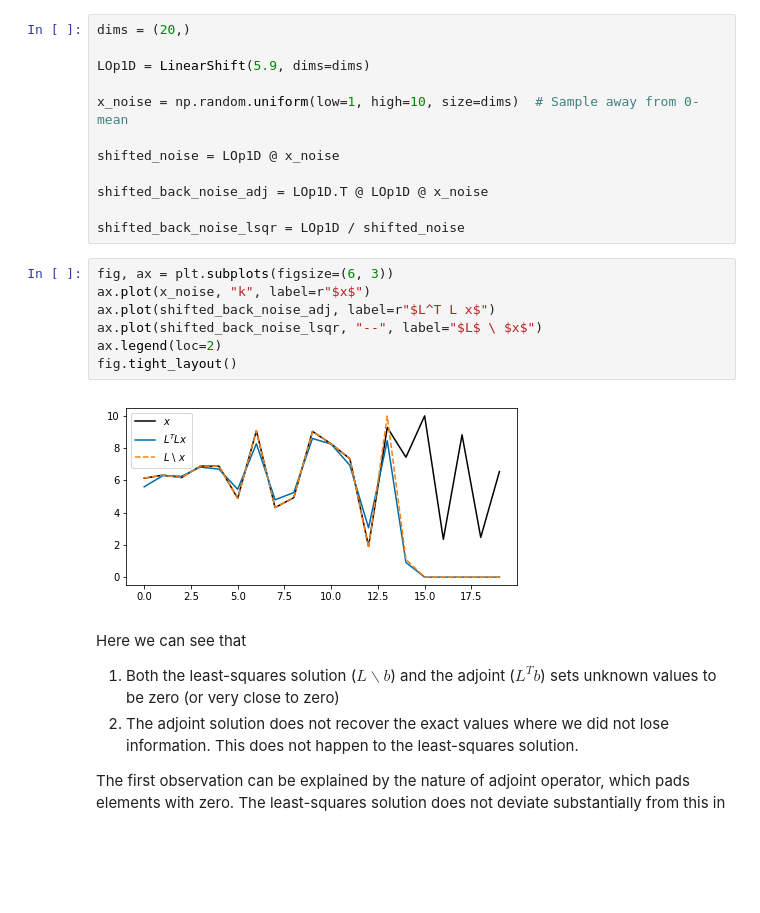
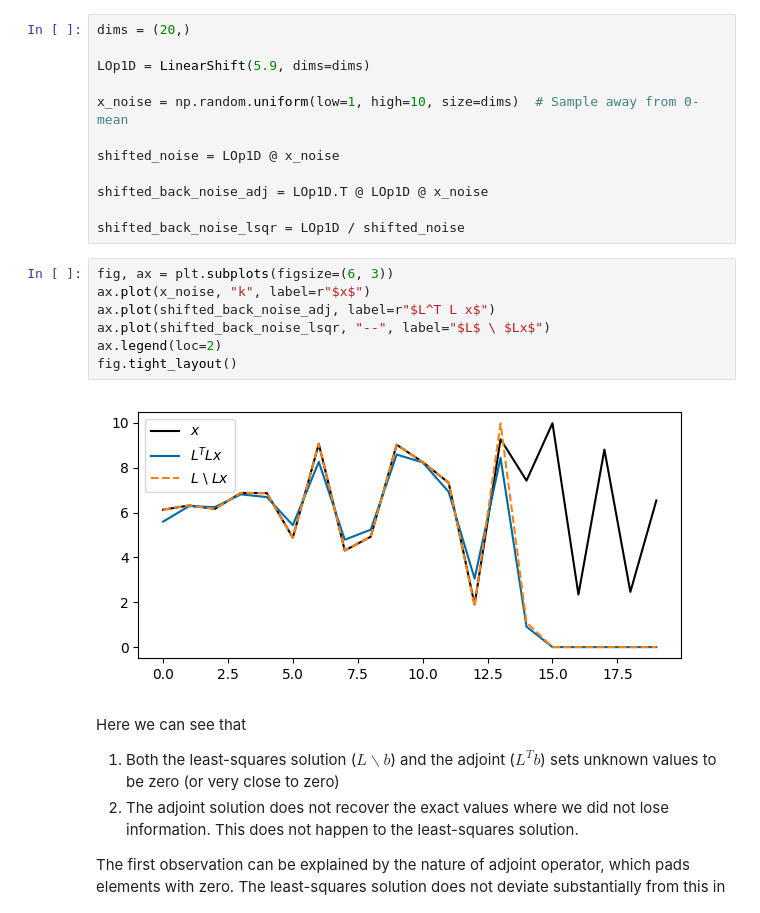
Before and after one commit to PyLops/pylops_transform2022, a Jupyter notebook: PyLops_v2.ipynb, the cells around one changed output. Saved outputs shown, nothing was run; the diff lists cells and outputs as text; blank space fills up the shorter version.

Commit message:
fix: graph labels

```diff
--- a/PyLops_v2.ipynb
+++ b/PyLops_v2.ipynb
@@ -434,12 +434,12 @@ shifted_back_noise_lsqr = LOp1D / shifted_noise
 # %%
 fig, ax = plt.subplots(figsize=(6, 3))
 ax.plot(x_noise, "k", label=r"$x$")
 ax.plot(shifted_back_noise_adj, label=r"$L^T L x$")
-ax.plot(shifted_back_noise_lsqr, "--", label="$L$ \ $x$")
+ax.plot(shifted_back_noise_lsqr, "--", label="$L$ \ $Lx$")
 ax.legend(loc=2)
 fig.tight_layout()
 # %% [output]
-[figure, old version]
+[figure, new version]
 # %% [markdown]
 Here we can see that
 1. Both the least-squares solution ($L\backslash b$) and the adjoint ($L^T b$) sets unknown values to be zero (or very close to zero)
```
Also changed, not shown: parts of 6 cells of this notebook.
